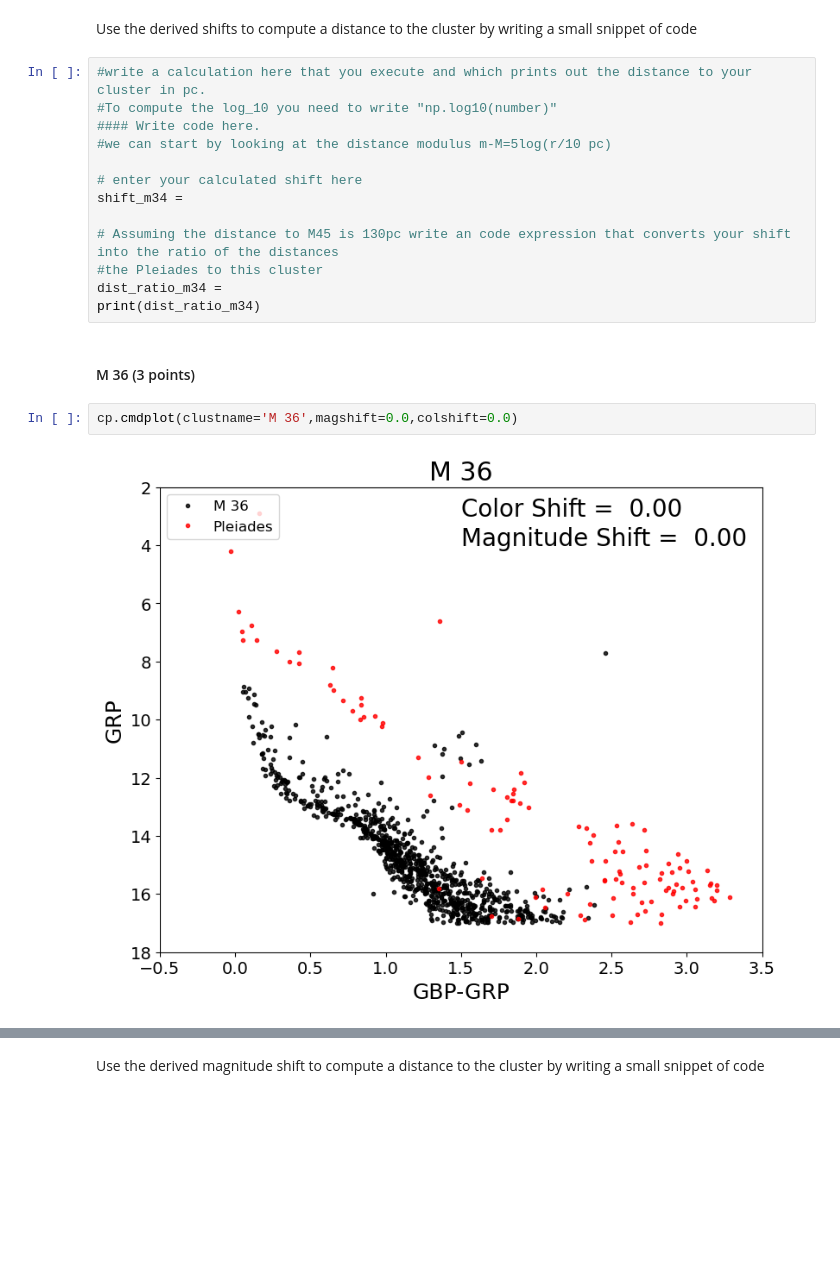
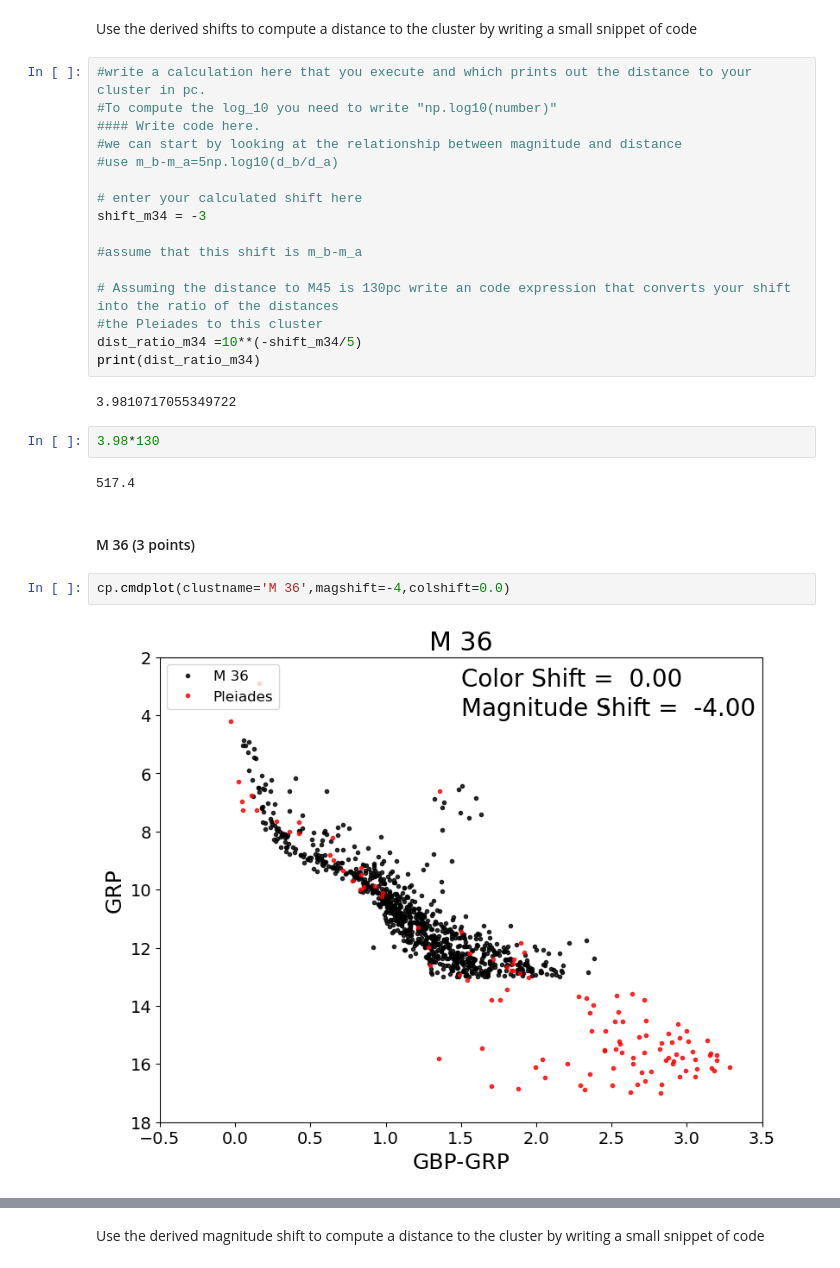
Before and after one commit to AstroKeaton/CMD_distmod_student, a Jupyter notebook: cluster_plot_student.ipynb, the cells around one changed output, grey strips where cells are left out. Cells and saved outputs as stored; diff of their text form; blank space fills up the shorter version.

Commit message:
Completed up to plotting distance versus distance modulus.
Values are off compared to accepted literature values

```diff
--- a/cluster_plot_student.ipynb
+++ b/cluster_plot_student.ipynb
@@ -50,19 +50,28 @@ Use the derived shifts to compute a distance to the cluster by writing a small s
 #write a calculation here that you execute and which prints out the distance to your cluster in pc.
 #To compute the log_10 you need to write "np.log10(number)"
 #### Write code here.
-#we can start by looking at the distance modulus m-M=5log(r/10 pc)
+#we can start by looking at the relationship between magnitude and distance
+#use m_b-m_a=5np.log10(d_b/d_a)
 
 # enter your calculated shift here
-shift_m34 =
+shift_m34 = -3
+
+#assume that this shift is m_b-m_a
 
 # Assuming the distance to M45 is 130pc write an code expression that converts your shift into the ratio of the distances
 #the Pleiades to this cluster
-dist_ratio_m34 =
+dist_ratio_m34 =10**(-shift_m34/5)
 print(dist_ratio_m34)
+# %% [output]
+3.9810717055349722
+# %%
+3.98*130
+# %% [output]
+517.4
 # %% [markdown]
 #### M 36 (3 points)
 # %%
-cp.cmdplot(clustname='M 36',magshift=0.0,colshift=0.0)
+cp.cmdplot(clustname='M 36',magshift=-4,colshift=0.0)
 # %% [output]
-[figure, old version]
+[figure, new version]
 # %% [markdown]
```
Also changed, not shown: parts of 10 cells of this notebook.
